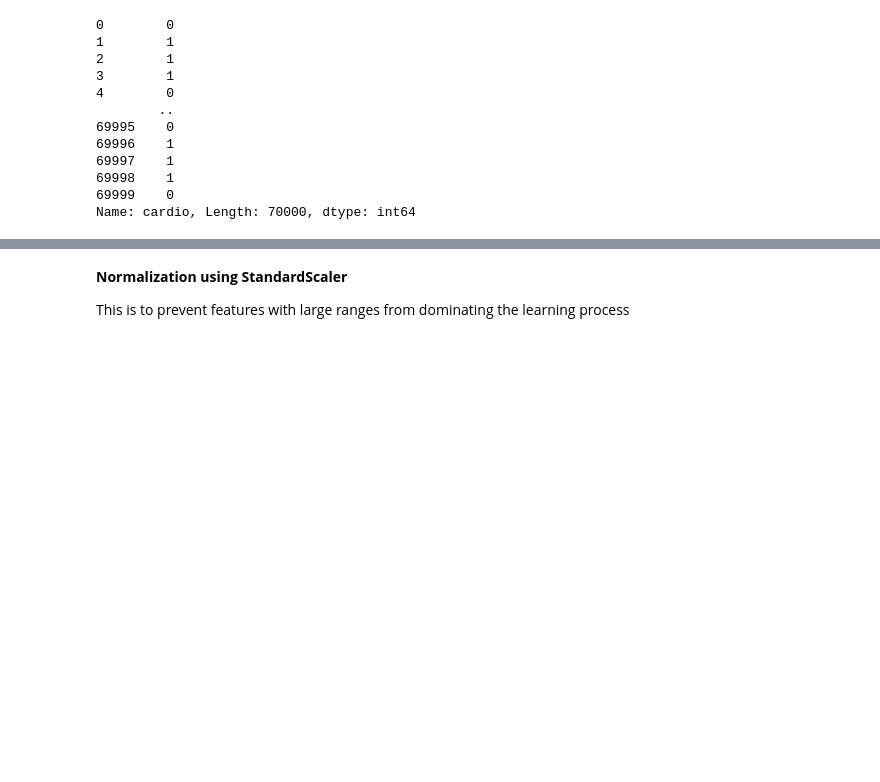
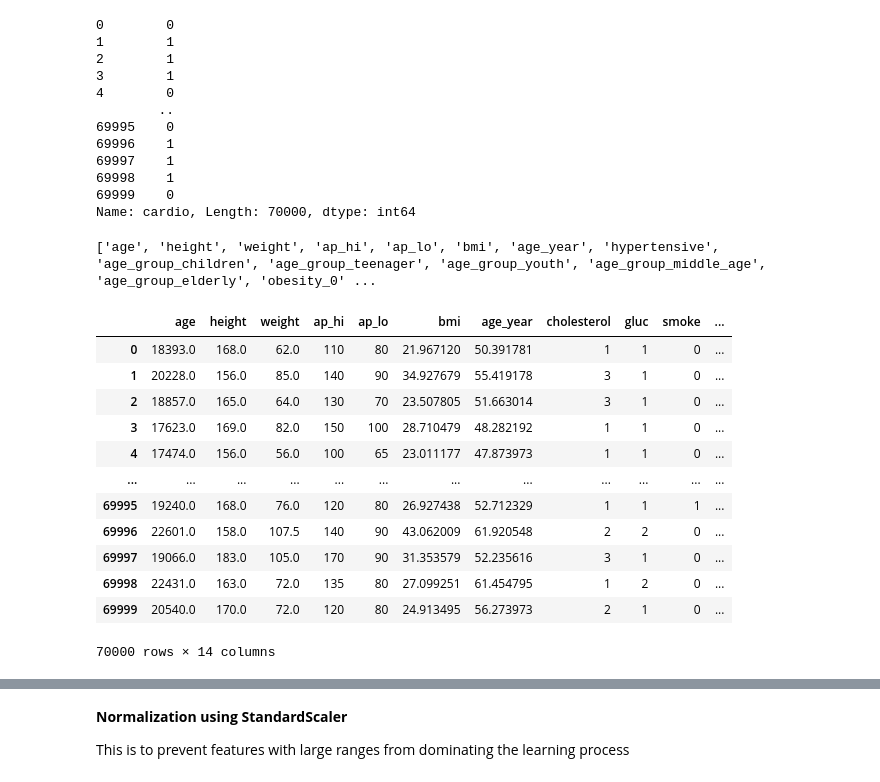
Before and after one commit to Abdulbasit4422/Cardiovascular-Disease-Prediction-Model, a Jupyter notebook: cardiovascular-diseases-prediction-model.ipynb, the cells around one changed output, grey strips where cells are left out. Saved outputs shown, nothing was run; the diff lists cells and outputs as text; code cells hidden in the pictures; blank space fills up the shorter version.

```diff
--- a/cardiovascular-diseases-prediction-model.ipynb
+++ b/cardiovascular-diseases-prediction-model.ipynb
@@ -700,4 +700,31 @@ target
 69998    1
 69999    0
 Name: cardio, Length: 70000, dtype: int64
+# %%
+print(features.columns.tolist())
+# %% [output]
+['age', 'height', 'weight', 'ap_hi', 'ap_lo', 'bmi', 'age_year', 'hypertensive', 'age_group_children', 'age_group_teenager', 'age_group_youth', 'age_group_middle_age', 'age_group_elderly', 'obesity_0' ...
+# %%
+parameter = features.drop(
+    ['age_group_children', 'age_group_teenager', 'age_group_youth', 'age_group_middle_age',
+     'age_group_elderly', 'obesity_0', 'obesity_1', 'obesity_2', 'obesity_3',
+     'obesity_4', 'hypertensive'],
+    axis=1
+)
+
+parameter
+# %% [output]
+|  | age | height | weight | ap_hi | ap_lo | bmi | age_year | cholesterol | gluc | smoke | ... |
+| 0 | 18393.0 | 168.0 | 62.0 | 110 | 80 | 21.967120 | 50.391781 | 1 | 1 | 0 | ... |
+| 1 | 20228.0 | 156.0 | 85.0 | 140 | 90 | 34.927679 | 55.419178 | 3 | 1 | 0 | ... |
+| 2 | 18857.0 | 165.0 | 64.0 | 130 | 70 | 23.507805 | 51.663014 | 3 | 1 | 0 | ... |
+| 3 | 17623.0 | 169.0 | 82.0 | 150 | 100 | 28.710479 | 48.282192 | 1 | 1 | 0 | ... |
+| 4 | 17474.0 | 156.0 | 56.0 | 100 | 65 | 23.011177 | 47.873973 | 1 | 1 | 0 | ... |
+| ... | ... | ... | ... | ... | ... | ... | ... | ... | ... | ... | ... |
+| 69995 | 19240.0 | 168.0 | 76.0 | 120 | 80 | 26.927438 | 52.712329 | 1 | 1 | 1 | ... |
+| 69996 | 22601.0 | 158.0 | 107.5 | 140 | 90 | 43.062009 | 61.920548 | 2 | 2 | 0 | ... |
+| 69997 | 19066.0 | 183.0 | 105.0 | 170 | 90 | 31.353579 | 52.235616 | 3 | 1 | 0 | ... |
+| 69998 | 22431.0 | 163.0 | 72.0 | 135 | 80 | 27.099251 | 61.454795 | 1 | 2 | 0 | ... |
+| 69999 | 20540.0 | 170.0 | 72.0 | 120 | 80 | 24.913495 | 56.273973 | 2 | 1 | 0 | ... |
+70000 rows × 14 columns
 # %%
```
Also changed, not shown: parts of 8 cells of this notebook, 3 other files.
